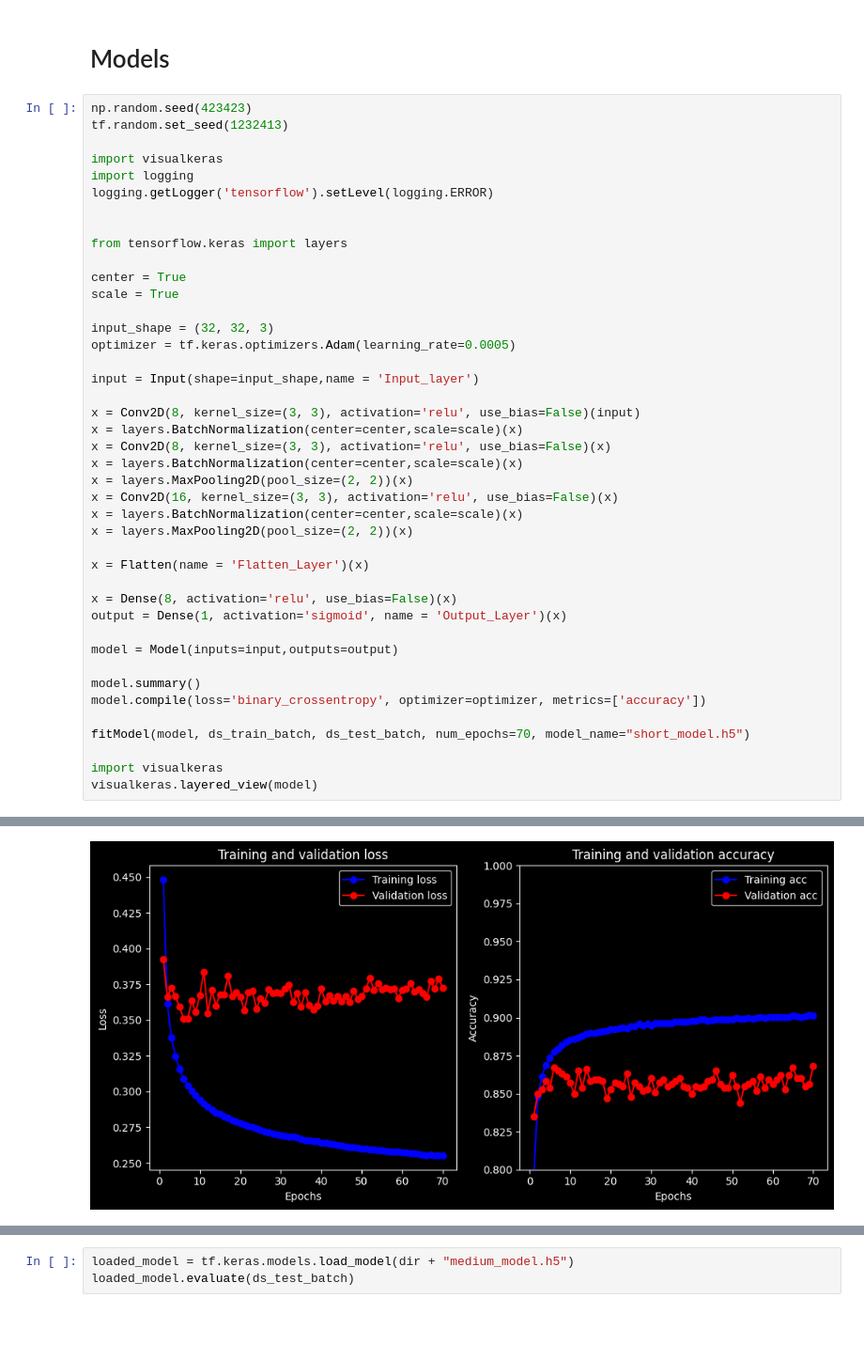
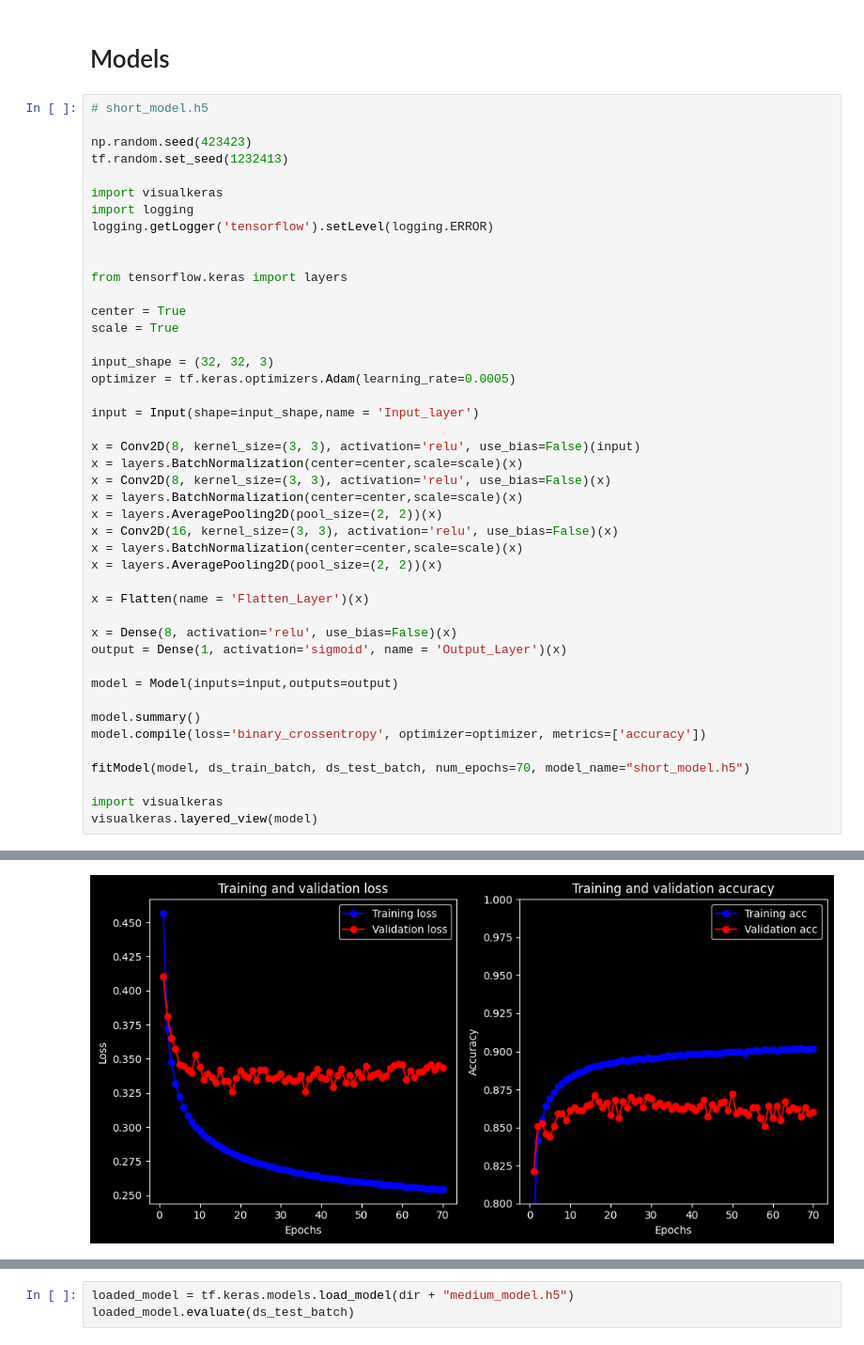
Before and after one commit to maxhormazabal/dl_submissions, a Jupyter notebook: L3/gender.ipynb, the cells around one changed output, grey strips where cells are left out. Shown at 94% size. Drawn from its saved outputs; the diff is of its cells as text.

```diff
--- a/L3/gender.ipynb
+++ b/L3/gender.ipynb
@@ -258,6 +321,8 @@ def fitModel(model, ds_train, ds_val, num_epochs=20, monitor='val_accuracy', mod
 # %% [markdown]
 # Models
 # %%
+# short_model.h5
+
 np.random.seed(423423)
 tf.random.set_seed(1232413)
 
@@ -280,10 +345,10 @@ x = Conv2D(8, kernel_size=(3, 3), activation='relu', use_bias=False)(input)
 x = layers.BatchNormalization(center=center,scale=scale)(x)
 x = Conv2D(8, kernel_size=(3, 3), activation='relu', use_bias=False)(x)
 x = layers.BatchNormalization(center=center,scale=scale)(x)
-x = layers.MaxPooling2D(pool_size=(2, 2))(x)
+x = layers.AveragePooling2D(pool_size=(2, 2))(x)
 x = Conv2D(16, kernel_size=(3, 3), activation='relu', use_bias=False)(x)
 x = layers.BatchNormalization(center=center,scale=scale)(x)
-x = layers.MaxPooling2D(pool_size=(2, 2))(x)
+x = layers.AveragePooling2D(pool_size=(2, 2))(x)
 
 x = Flatten(name = 'Flatten_Layer')(x)
 
@@ -345,4 +385,4 @@ Epoch 70: val_accuracy improved from 0.86700 to 0.86800, saving model to models/
-[figure, old version]
+[figure, new version]
 [figure]
 # %%
 loaded_model = tf.keras.models.load_model(dir + "short_model.h5")
```
Also changed, not shown: parts of 30 cells of this notebook, 1 other file.
